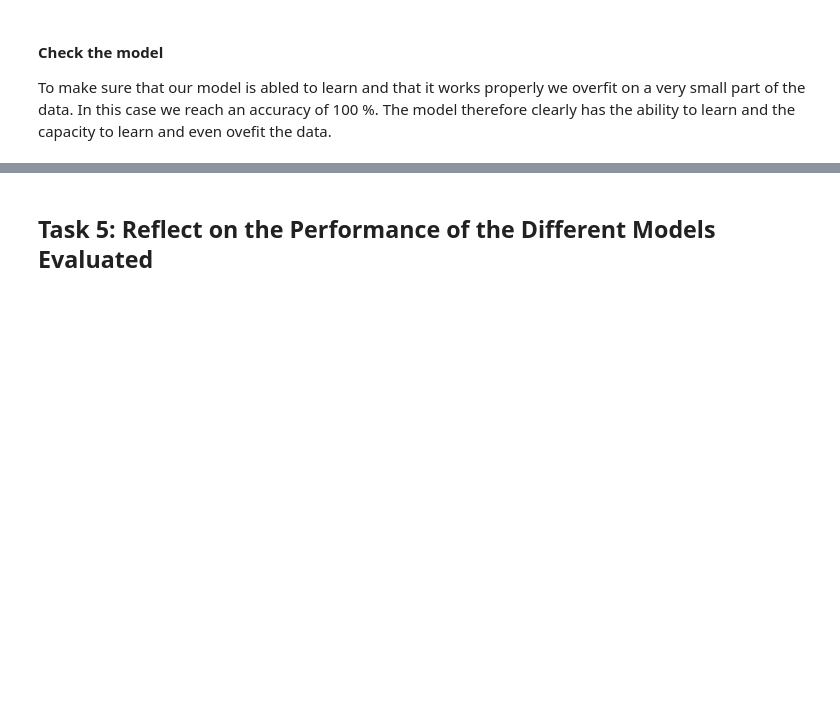
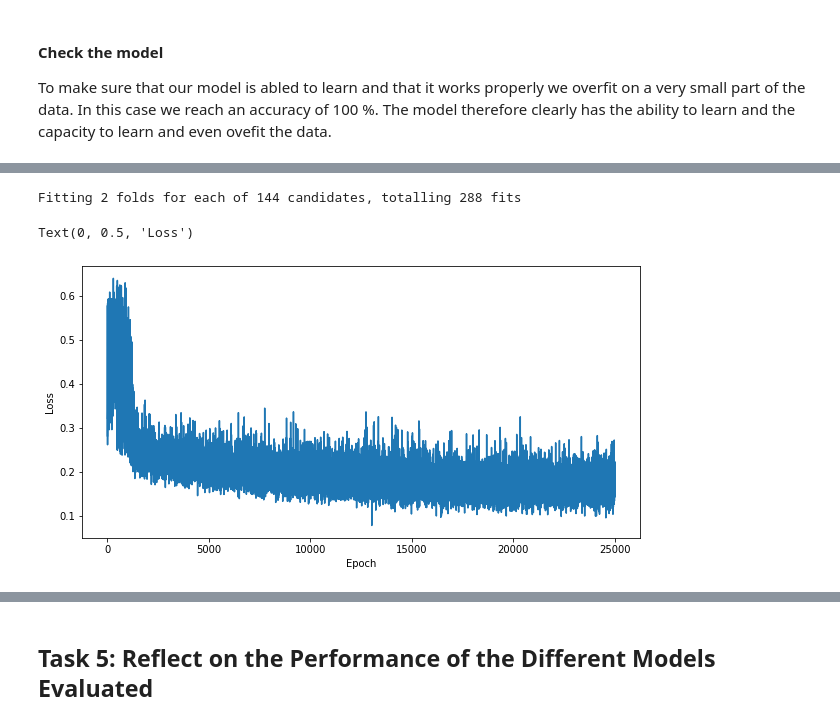
Before and after one commit to Chipato1/nn-scicit-classifier, a Jupyter notebook: Assignment1_PerceptronClassifier.ipynb, the cells around one changed output, grey strips where cells are left out. Cells and saved outputs as stored; diff of their text form; code cells hidden in the pictures; blank space fills up the shorter version.

```diff
--- a/Assignment1_PerceptronClassifier.ipynb
+++ b/Assignment1_PerceptronClassifier.ipynb
@@ -217,12 +262,10 @@ x_norm = NormalizeData(x_raw)
 y_numbers = list([int(x[2]) for x in y])
 y_numbers = np.array(y_numbers)
 
-x_train, x_test, y_train, y_test = train_test_split(x_norm, y_numbers, shuffle=False, train_size = 0.6)
+x_train, x_test, y_train, y_test = train_test_split(x_norm, y_numbers, shuffle=False, train_size = 0.8)
 
-x_train = NormalizeData(x_train)
-x_test = NormalizeData(x_test)
-y_train = NormalizeData(y_train)
-y_test = NormalizeData(y_test)
+x_train_n = NormalizeData(x_train)
+x_test_n = NormalizeData(x_test)
 # %% [markdown]
 #### Check the model
 To make sure that our model is abled to learn and that it works properly we overfit on a very small part of the data. In this case we reach an accuracy of 100 %. The model therefore clearly has the ability to learn and the capacity to learn and even ovefit the data.
@@ -296,0 +391,62 @@ Load the dataset and explore it.
+# %%
+epochs = [40000, 50000]
+hidden_units = [75, 100, 125]
+learning_rates = [0.01,0.03,0.005]
+batch_size = [32, 64]
+hidden_layers = [0,1]
+weight_decay = [0.000005,0]
+
+param_grid ={'epochs': epochs, \
+             'n_layers': hidden_layers, \
+             'batch_size': batch_size, \
+             'hidden_units': hidden_units, \
+             'learning_rate': learning_rates, \
+             'weight_decay': weight_decay}
+
+cv_folds = 2
+
+tuned_model = GridSearchCV(PerceptronClassifier(in_dim = len(x_train_n[0]), out_dim = 1, hidden_units = 30, \
+                                                n_layers = 1, learning_rate=0.5, activation='Sigmoid'), \
+                                param_grid, cv=cv_folds, verbose = 2, \
+                                return_train_score=True, n_jobs = -1)
+
+tuned_model.fit(x_train_n, y_train)
+y_pred = tuned_model.predict(x_test_n)
+
+accuracy = metrics.accuracy_score(y_pred, y_test)
+print('Accuracy of the tuned model is: ', accuracy)
+display(tuned_model.best_params_)
+# %% [output]
+Fitting 2 folds for each of 144 candidates, totalling 288 fits
+# %%
+# We do this again to train an optimal model and investigate the influence of the random-intialization.
+# This model is performed several times
+model = PerceptronClassifier(in_dim = len(x_train_n[0]),
+                             out_dim = 1, \
+                             hidden_units = 100, \
+                             batch_size = 64,\
+                             n_layers = 0, \
+                             epochs = 25000,\
+                             weight_decay = 5e-05, \
+                             learning_rate= 0.1, \
+                             activation='Sigmoid')
+
+
+
+model.fit(x_train_n, y_train)
+y_pred = model.predict(x_test_n)
+
+accuracy = metrics.accuracy_score(y_pred, y_test)
+print('Accuracy of the tuned model is: ', accuracy)
+print(metrics.classification_report(y_test, y_pred))
+# %%
+# Plot the loss-curve
+fig = plt.figure(figsize=(10,5))
+ax = fig.add_subplot(111)
+loss = model.get_losscurve()
+plt.plot(loss)
+ax.set_xlabel('Epoch')
+ax.set_ylabel('Loss')
+# %% [output]
+Text(0, 0.5, 'Loss')
+[figure, added]
```
Also changed, not shown: parts of 33 cells of this notebook.
